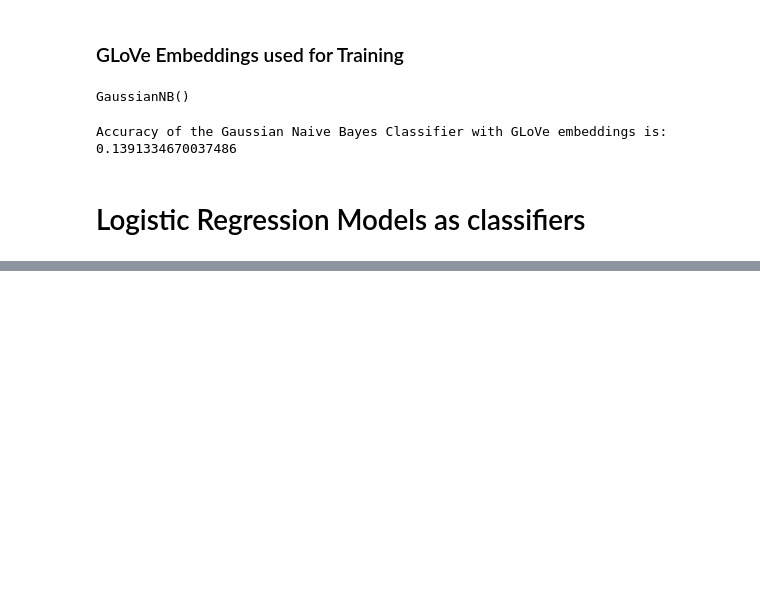
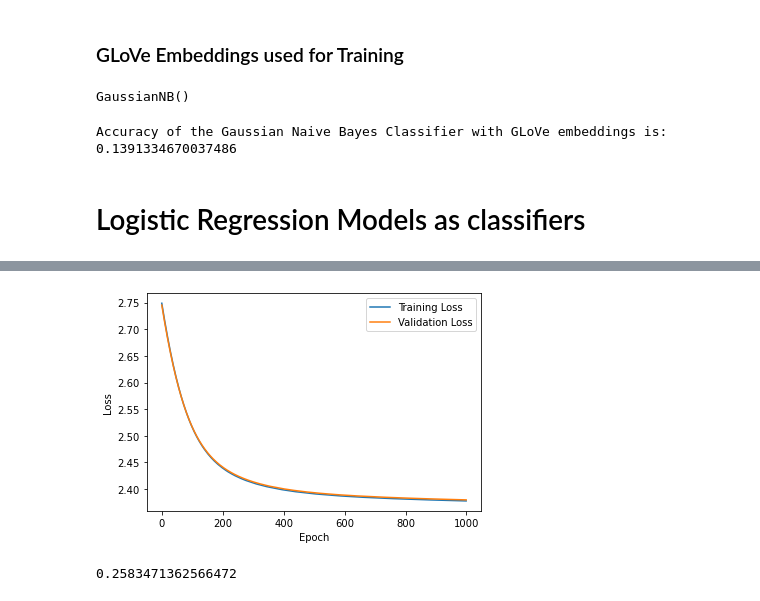
Before and after one commit to arinjay97/Music_genre_classification, a Jupyter notebook: Models.ipynb, the cells around one changed output, grey strips where cells are left out. Drawn from its saved outputs; the diff is of its cells as text; code cells hidden in the pictures; blank space fills up the shorter version.

```diff
--- a/Models.ipynb
+++ b/Models.ipynb
@@ -232,0 +274,8 @@ Accuracy of the Multiclass Logistic Regression with GLoVe embeddings and L2 regu
+# %%
+glove_logistic = LogReg(embeddings='glove')
+glove_training_loss, glove_testing_loss, best_accuracy = train(glove_logistic, 'glove', 1000)
+visualize_validation_training_loss(glove_training_loss, glove_testing_loss)
+best_accuracy
+# %% [output]
+[figure, added]
+0.2583471362566472
```
Also changed, not shown: parts of 37 cells of this notebook.
